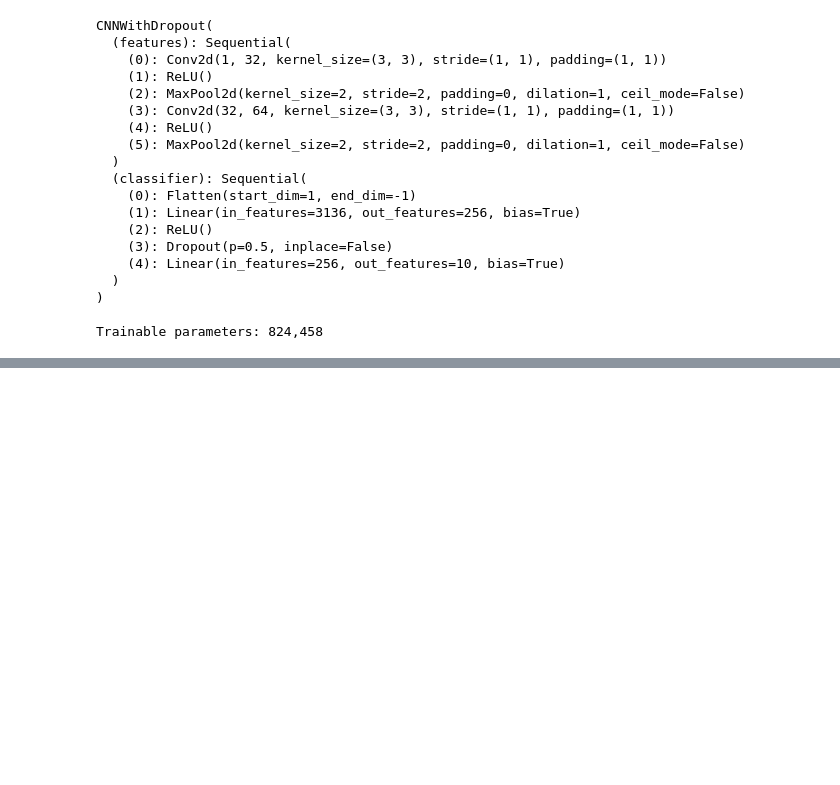
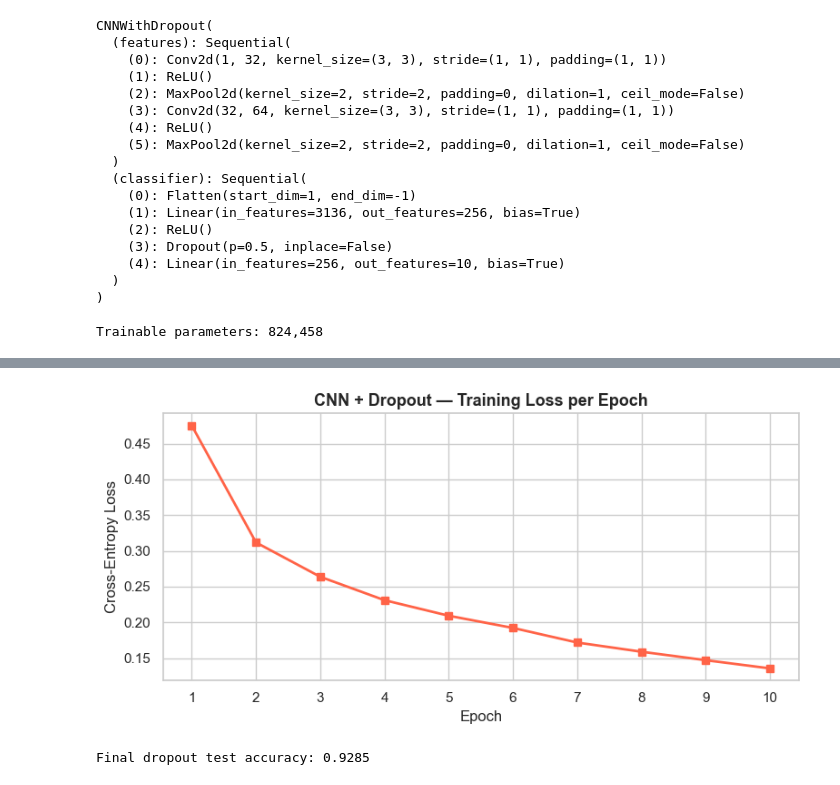
Before and after one commit to sbodrero/deep_learning_systems, a Jupyter notebook: deep_learning.ipynb, the cells around one changed output, grey strips where cells are left out. Drawn from its saved outputs; the diff is of its cells as text; code cells hidden in the pictures; blank space fills up the shorter version.

Commit message:
Train experimental CNN with dropout and visualize training loss

```diff
--- a/deep_learning.ipynb
+++ b/deep_learning.ipynb
@@ -374,3 +374,9 @@ CNNWithDropout(
 )
 
 Trainable parameters: 824,458
+# %%
+print('=== Training Experimental CNN + Dropout ===')
+exp_losses, exp_accs = train_model(
+    experimental, train_loader, test_loader,
+    epochs=EPOCHS, lr=LR, device=DEVICE, label='Dropout'
+)
@@ -376,0 +395,13 @@ Trainable parameters: 824,458
+# %%
+fig, ax = plt.subplots(figsize=(8, 4))
+ax.plot(range(1, EPOCHS + 1), exp_losses, marker='s', color='tomato', linewidth=2)
+ax.set_title('CNN + Dropout — Training Loss per Epoch', fontsize=13, fontweight='bold')
+ax.set_xlabel('Epoch', fontsize=12)
+ax.set_ylabel('Cross-Entropy Loss', fontsize=12)
+ax.set_xticks(range(1, EPOCHS + 1))
+plt.tight_layout()
+plt.show()
+print(f'Final dropout test accuracy: {exp_accs[-1]:.4f}')
+# %% [output]
+[figure, added]
+Final dropout test accuracy: 0.9285
```
Also changed, not shown: parts of 1 cell of this notebook.
